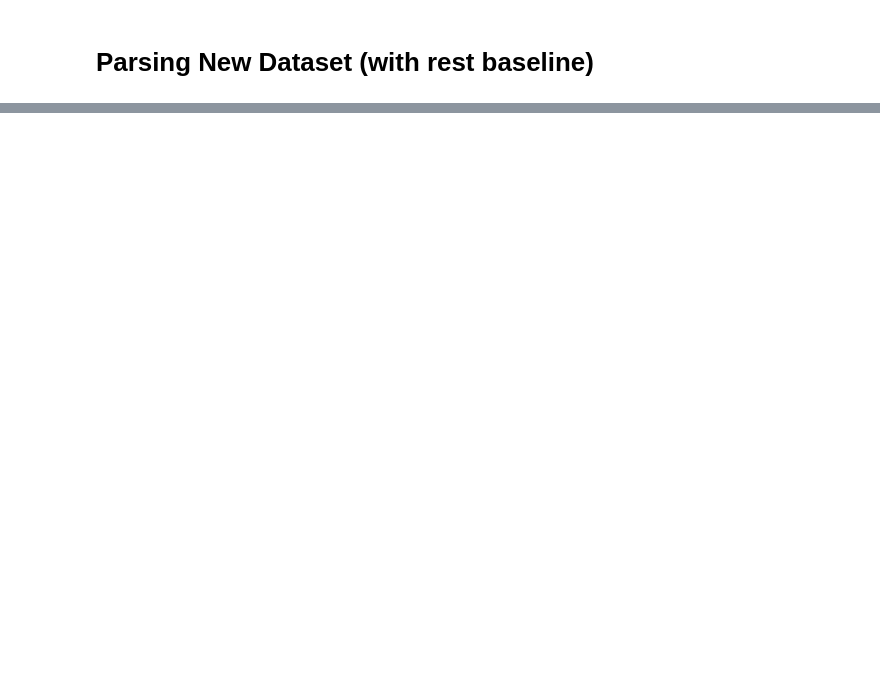
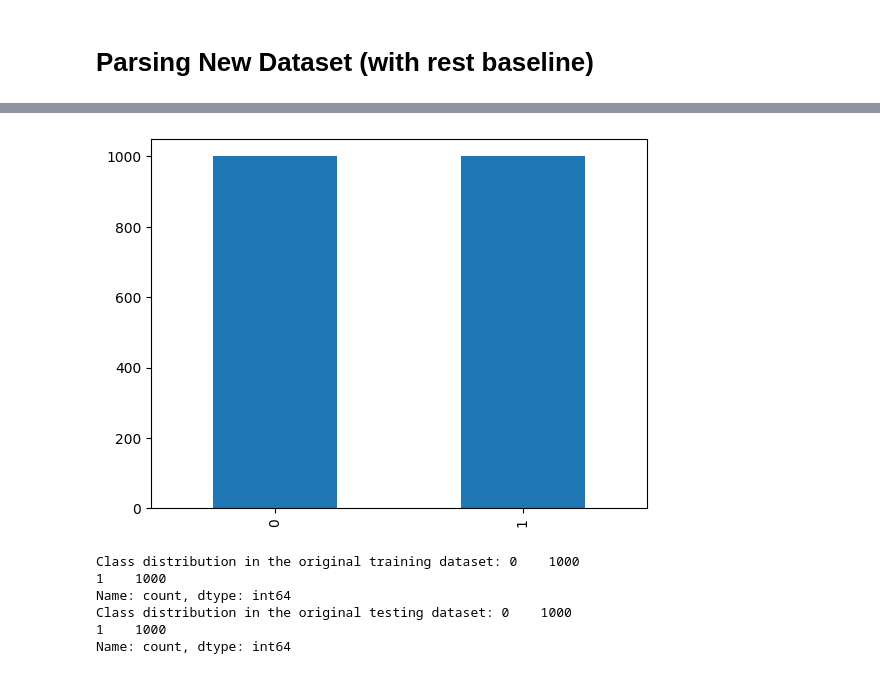
Before and after one commit to sierrajanson/cmpm118, a Jupyter notebook: encode.ipynb, the cells around one changed output, grey strips where cells are left out. Saved outputs shown, nothing was run; the diff lists cells and outputs as text; code cells hidden in the pictures; blank space fills up the shorter version.

```diff
--- a/encode.ipynb
+++ b/encode.ipynb
@@ -373,6 +366,8 @@ def parse_data(filename):
     t1 = []
     t2 = []
     i=0
+    o=0
+    tw=0
     while i < len(epochs.events)-1: # for each event
         row = epochs.events[i]   # first data val
         row2 = epochs.events[i+1] # second data val
@@ -382,12 +377,15 @@ def parse_data(filename):
 
         chunk = transposed_data[timestamp1:timestamp2]
         for snapshot in chunk:
-            if label == 1:
+            if label == 1 and o<1000:
                 t0.append(snapshot)
-            elif label == 2:
+                o+=1
+            elif label == 2 and tw<1000:
                 t1.append(snapshot)
-            else:
-                t2.append(snapshot)
+                tw+=1
+            #elif label == 3 and tw<1000:
+                #t1.append(snapshot)
+                #tw+=1
         i+=1
 
     last = epochs.events[-1]
@@ -395,21 +393,24 @@ def parse_data(filename):
     label = last[2]
     chunk = transposed_data[timestamp:]
     for snapshot in chunk:
-        if label == 1:
+        if label == 1 and o<1000:
             t0.append(snapshot)
-        elif label == 2:
+            o+=1
+        elif label == 2 and tw<1000:
             t1.append(snapshot)
-        else:
-            t2.append(snapshot)
+            tw+=1
+        #elif label == 3 and tw<1000:
+            #t1.append(snapshot)
+            tw+=1
 
     # print(len(t0), len(t0[0]))
     # print(len(t1), len(t1[0]))
     # print(len(t2), len(t2[0]))
 
-    features = t0 + t1 + t2
+    features = t0 + t1
     # print(len(features),len(features[0]))
-    labels = [0]*len(t0) + [1]*len(t1) + [2]*len(t2)
-    # edf.plot(n_channels=64, duration=20, scalings='auto')
+    labels = [0]*len(t0) + [1]*len(t1)
+    edf.plot(n_channels=64, duration=20, scalings='auto')
     return {'features': features, 'labels':labels}
 # we want to split up whole timeseries into one vertical slice
 # %%
@@ -471,3 +483,17 @@ test_dataset = CustomDataset(res2['labels'], res2['features'])
+# %%
+label_counts= pd.Series(train_dataset.labels).value_counts().plot(kind='bar')
+# %% [output]
+[figure, added]
+# %%
+print("Class distribution in the original training dataset:", pd.Series(train_dataset.labels).value_counts())
+print("Class distribution in the original testing dataset:", pd.Series(test_dataset.labels).value_counts())
+# %% [output]
+Class distribution in the original training dataset: 0    1000
+1    1000
+Name: count, dtype: int64
+Class distribution in the original testing dataset: 0    1000
+1    1000
+Name: count, dtype: int64
 # %%
 # !pip install seaborn
 # !pip install scikit-learn
```
Also changed, not shown: parts of 14 cells of this notebook.
